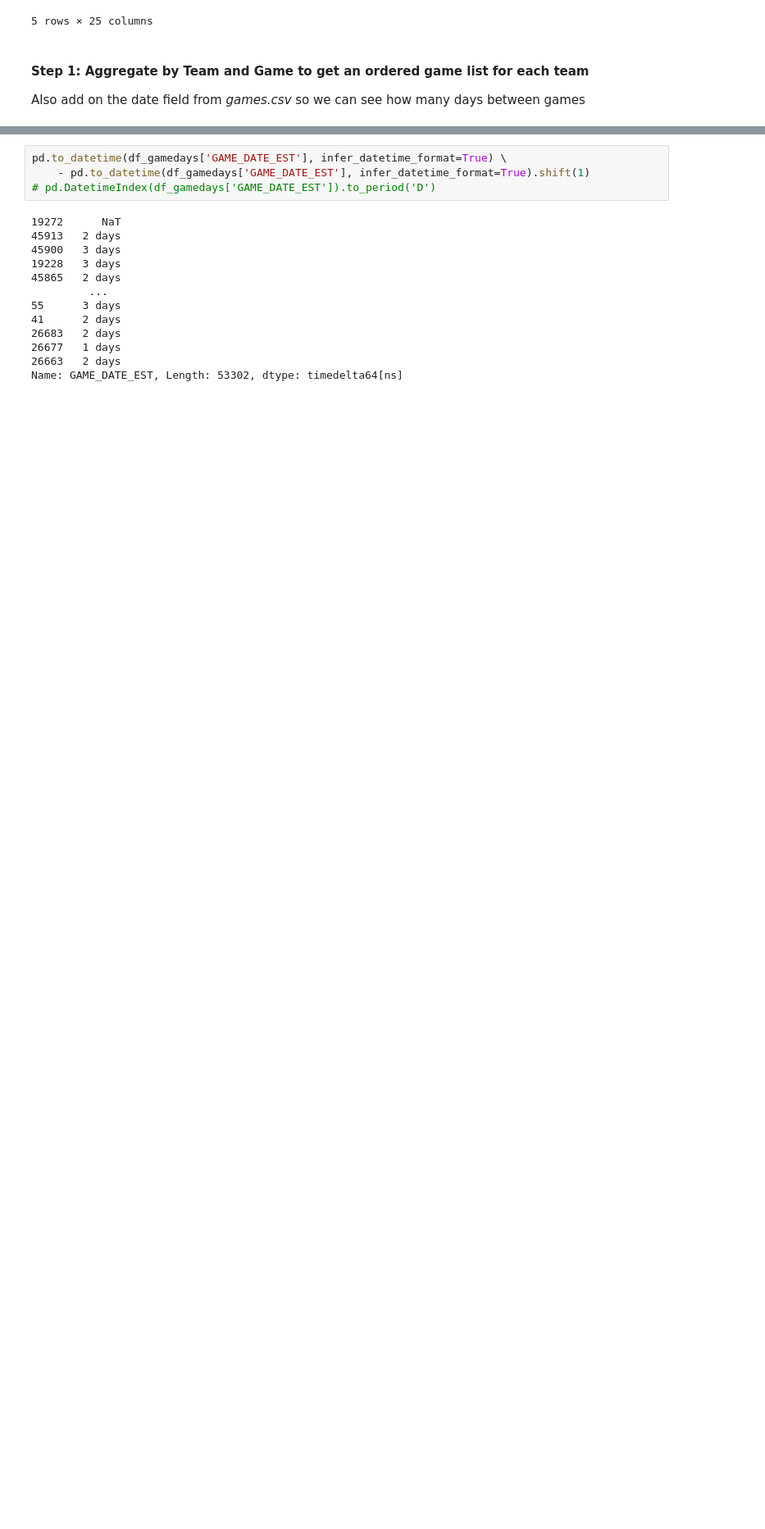
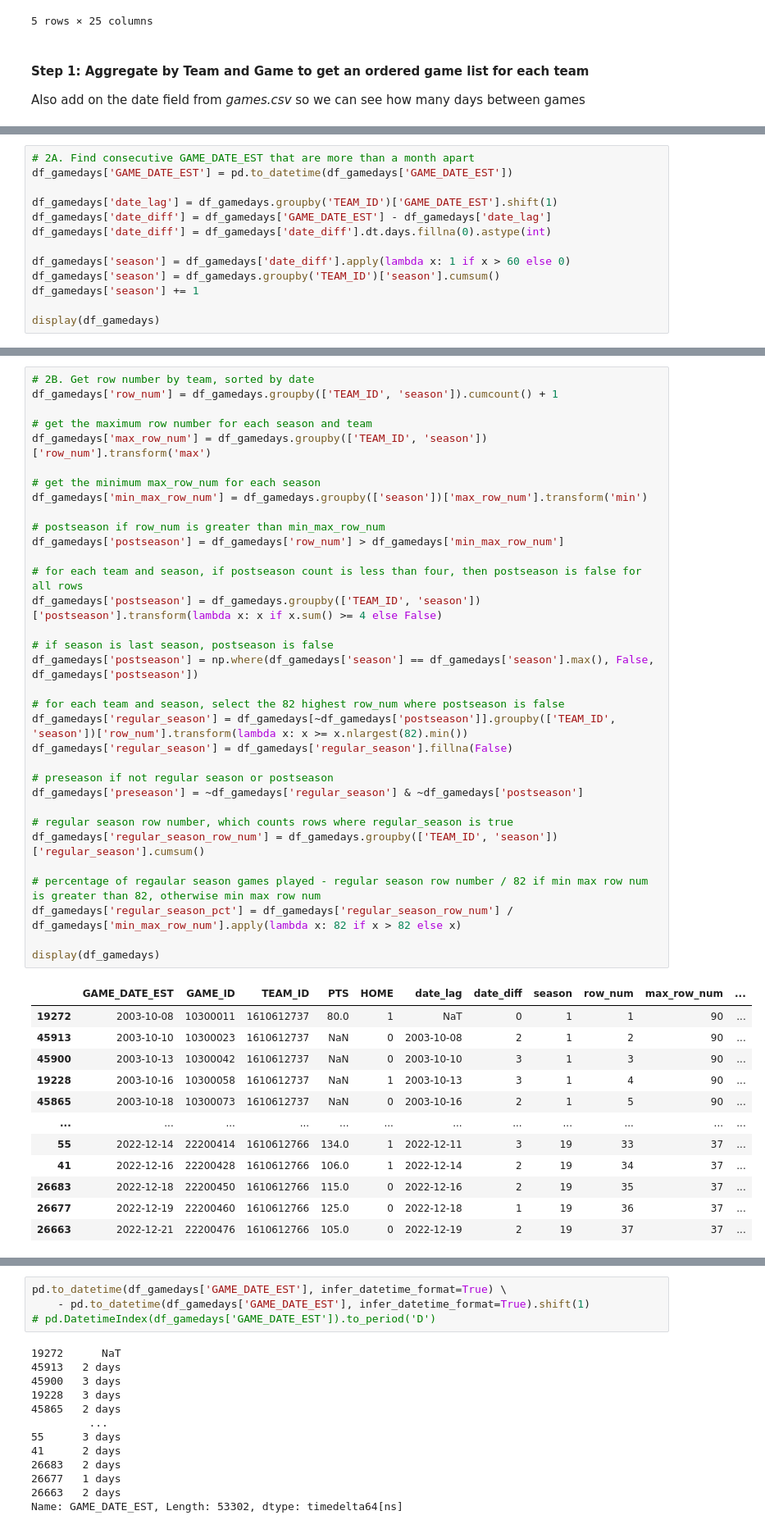
Before and after one commit to brownbrandon272/basketball, a Jupyter notebook: scripts/detail_explore.ipynb, the cells around one changed output, grey strips where cells are left out. Shown at 82% size. Saved outputs shown, nothing was run; the diff lists cells and outputs as text; blank space fills up the shorter version.

```diff
--- a/scripts/detail_explore.ipynb
+++ b/scripts/detail_explore.ipynb
@@ -341,3 +344,16 @@ display(df_gamedays)
 | 26677 | 2022-12-19 | 22200460 | 1610612766 | 125.0 | 0 |
 | 26663 | 2022-12-21 | 22200476 | 1610612766 | 105.0 | 0 |
 53302 rows × 5 columns
+# %%
+# 2A. Find consecutive GAME_DATE_EST that are more than a month apart
+df_gamedays['GAME_DATE_EST'] = pd.to_datetime(df_gamedays['GAME_DATE_EST'])
+
+df_gamedays['date_lag'] = df_gamedays.groupby('TEAM_ID')['GAME_DATE_EST'].shift(1)
+df_gamedays['date_diff'] = df_gamedays['GAME_DATE_EST'] - df_gamedays['date_lag']
+df_gamedays['date_diff'] = df_gamedays['date_diff'].dt.days.fillna(0).astype(int)
+
+df_gamedays['season'] = df_gamedays['date_diff'].apply(lambda x: 1 if x > 60 else 0)
+df_gamedays['season'] = df_gamedays.groupby('TEAM_ID')['season'].cumsum()
+df_gamedays['season'] += 1
+
+display(df_gamedays)
@@ -343,0 +374,46 @@ display(df_gamedays)
+# %%
+# 2B. Get row number by team, sorted by date
+df_gamedays['row_num'] = df_gamedays.groupby(['TEAM_ID', 'season']).cumcount() + 1
+
+# get the maximum row number for each season and team
+df_gamedays['max_row_num'] = df_gamedays.groupby(['TEAM_ID', 'season'])['row_num'].transform('max')
+
+# get the minimum max_row_num for each season
+df_gamedays['min_max_row_num'] = df_gamedays.groupby(['season'])['max_row_num'].transform('min')
+
+# postseason if row_num is greater than min_max_row_num
+df_gamedays['postseason'] = df_gamedays['row_num'] > df_gamedays['min_max_row_num']
+
+# for each team and season, if postseason count is less than four, then postseason is false for all rows
+df_gamedays['postseason'] = df_gamedays.groupby(['TEAM_ID', 'season'])['postseason'].transform(lambda x: x if x.sum() >= 4 else False)
+
+# if season is last season, postseason is false
+df_gamedays['postseason'] = np.where(df_gamedays['season'] == df_gamedays['season'].max(), False, df_gamedays['postseason'])
+
+# for each team and season, select the 82 highest row_num where postseason is false
+df_gamedays['regular_season'] = df_gamedays[~df_gamedays['postseason']].groupby(['TEAM_ID', 'season'])['row_num'].transform(lambda x: x >= x.nlargest(82).min())
+df_gamedays['regular_season'] = df_gamedays['regular_season'].fillna(False)
+
+# preseason if not regular season or postseason
+df_gamedays['preseason'] = ~df_gamedays['regular_season'] & ~df_gamedays['postseason']
+
+# regular season row number, which counts rows where regular_season is true
+df_gamedays['regular_season_row_num'] = df_gamedays.groupby(['TEAM_ID', 'season'])['regular_season'].cumsum()
+
+# percentage of regaular season games played - regular season row number / 82 if min max row num is greater than 82, otherwise min max row num
+df_gamedays['regular_season_pct'] = df_gamedays['regular_season_row_num'] / df_gamedays['min_max_row_num'].apply(lambda x: 82 if x > 82 else x)
+
+display(df_gamedays)
+# %% [output]
+|  | GAME_DATE_EST | GAME_ID | TEAM_ID | PTS | HOME | date_lag | date_diff | season | row_num | max_row_num | ... |
+| 19272 | 2003-10-08 | 10300011 | 1610612737 | 80.0 | 1 | NaT | 0 | 1 | 1 | 90 | ... |
+| 45913 | 2003-10-10 | 10300023 | 1610612737 | NaN | 0 | 2003-10-08 | 2 | 1 | 2 | 90 | ... |
+| 45900 | 2003-10-13 | 10300042 | 1610612737 | NaN | 0 | 2003-10-10 | 3 | 1 | 3 | 90 | ... |
+| 19228 | 2003-10-16 | 10300058 | 1610612737 | NaN | 1 | 2003-10-13 | 3 | 1 | 4 | 90 | ... |
+| 45865 | 2003-10-18 | 10300073 | 1610612737 | NaN | 0 | 2003-10-16 | 2 | 1 | 5 | 90 | ... |
+| ... | ... | ... | ... | ... | ... | ... | ... | ... | ... | ... | ... |
+| 55 | 2022-12-14 | 22200414 | 1610612766 | 134.0 | 1 | 2022-12-11 | 3 | 19 | 33 | 37 | ... |
+| 41 | 2022-12-16 | 22200428 | 1610612766 | 106.0 | 1 | 2022-12-14 | 2 | 19 | 34 | 37 | ... |
+| 26683 | 2022-12-18 | 22200450 | 1610612766 | 115.0 | 0 | 2022-12-16 | 2 | 19 | 35 | 37 | ... |
+| 26677 | 2022-12-19 | 22200460 | 1610612766 | 125.0 | 0 | 2022-12-18 | 1 | 19 | 36 | 37 | ... |
+| 26663 | 2022-12-21 | 22200476 | 1610612766 | 105.0 | 0 | 2022-12-19 | 2 | 19 | 37 | 37 | ... |
```
Also changed, not shown: parts of 10 cells of this notebook.
